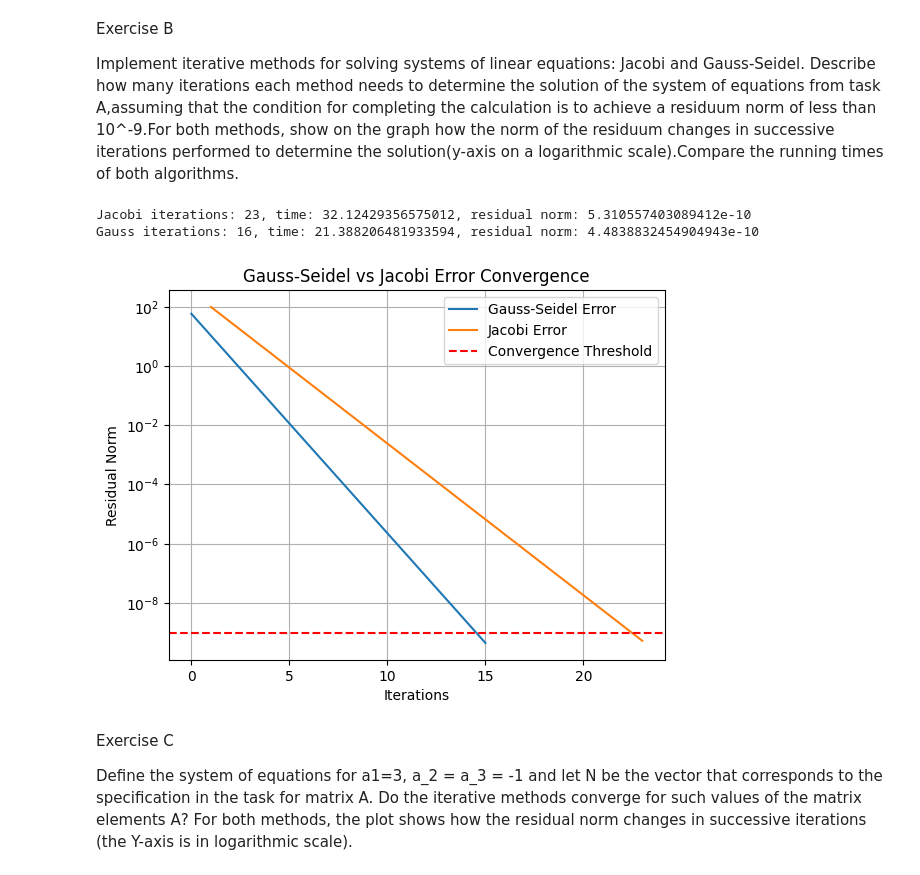
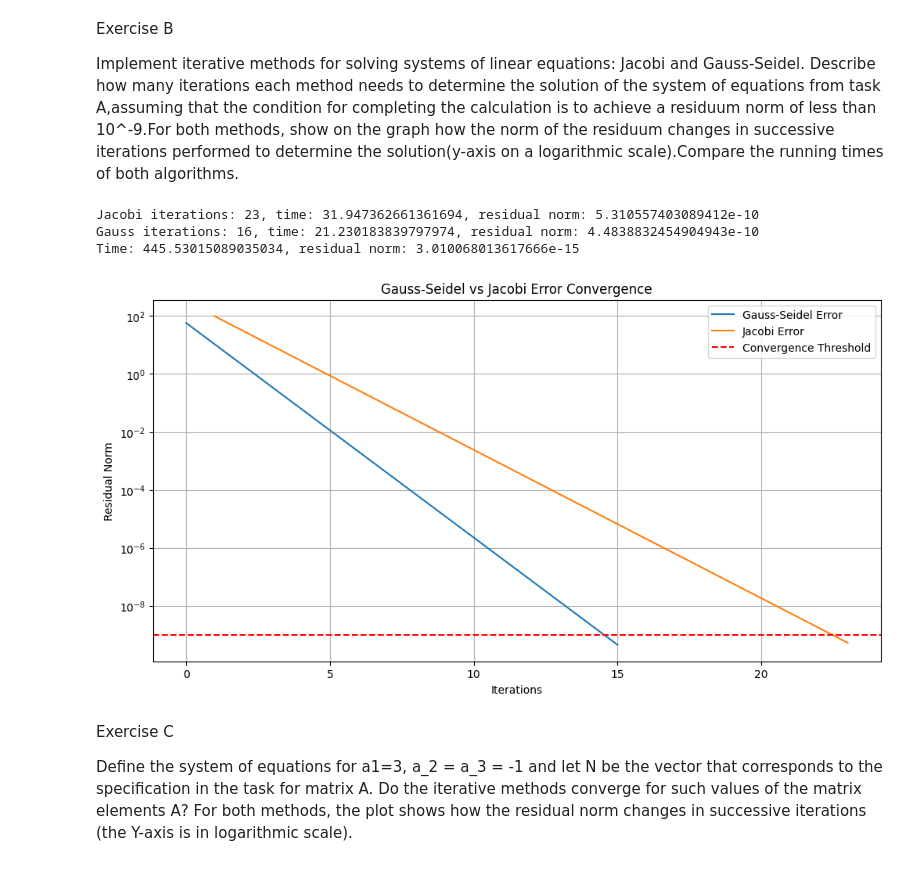
Before and after one commit to JakubBot/linear_equations, a Jupyter notebook: src/main.ipynb, the cells around one changed output. Saved outputs shown, nothing was run; the diff lists cells and outputs as text; code cells hidden in the pictures.

```diff
--- a/src/main.ipynb
+++ b/src/main.ipynb
@@ -67,23 +71,30 @@ solution(y-axis on a logarithmic scale).Compare the running times of both algori
 # %%
 jacobi:OutputSolution = solve_jacobi(A, b)
 print(f"Jacobi iterations: {jacobi.iterations}, time: {jacobi.time}, residual norm: {jacobi.errors[-1]}")
 
 gauss:OutputSolution = solve_gauss_seidel(A, b)
 print(f"Gauss iterations: {gauss.iterations}, time: {gauss.time}, residual norm: {gauss.errors[-1]}")
+
+l_u_solution: OutputSolution = solve_l_u(A, b)
+print(f"Time: {l_u_solution.time}, residual norm: {l_u_solution.errors[-1]}")
 
 config = Config(
   x_label="Iterations",
   y_label="Residual Norm",
   title="Gauss-Seidel vs Jacobi Error Convergence",
   path=f"{OUTPUT_DOCS_PATH}/error_covergence.png",
   plot= [[gauss.errors,"Gauss-Seidel Error"], [jacobi.errors,"Jacobi Error"]],
   axhline=[[1e-9,"Convergence Threshold"]],
+  figsize=(12, 6),
 )
+
+
 create_graph(config)
 # %% [output]
-Jacobi iterations: 23, time: 32.12429356575012, residual norm: 5.310557403089412e-10
-Gauss iterations: 16, time: 21.388206481933594, residual norm: 4.4838832454904943e-10
+Jacobi iterations: 23, time: 31.947362661361694, residual norm: 5.310557403089412e-10
+Gauss iterations: 16, time: 21.230183839797974, residual norm: 4.4838832454904943e-10
+Time: 445.53015089035034, residual norm: 3.010068013617666e-15
-[figure, old version]
+[figure, new version]
 # %% [markdown]
 Exercise C
 
```
Also changed, not shown: parts of 5 cells of this notebook, 9 other files.
